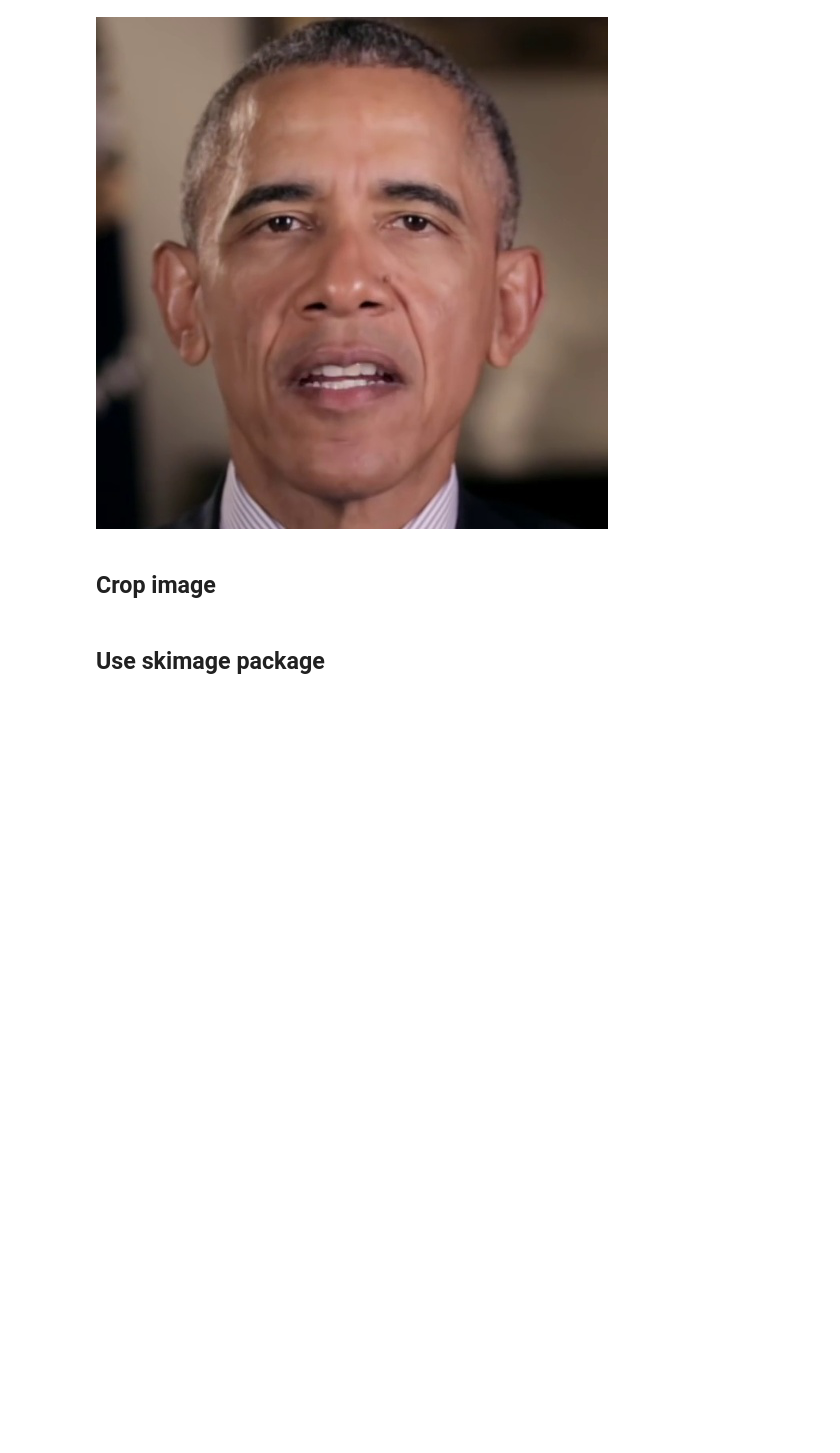
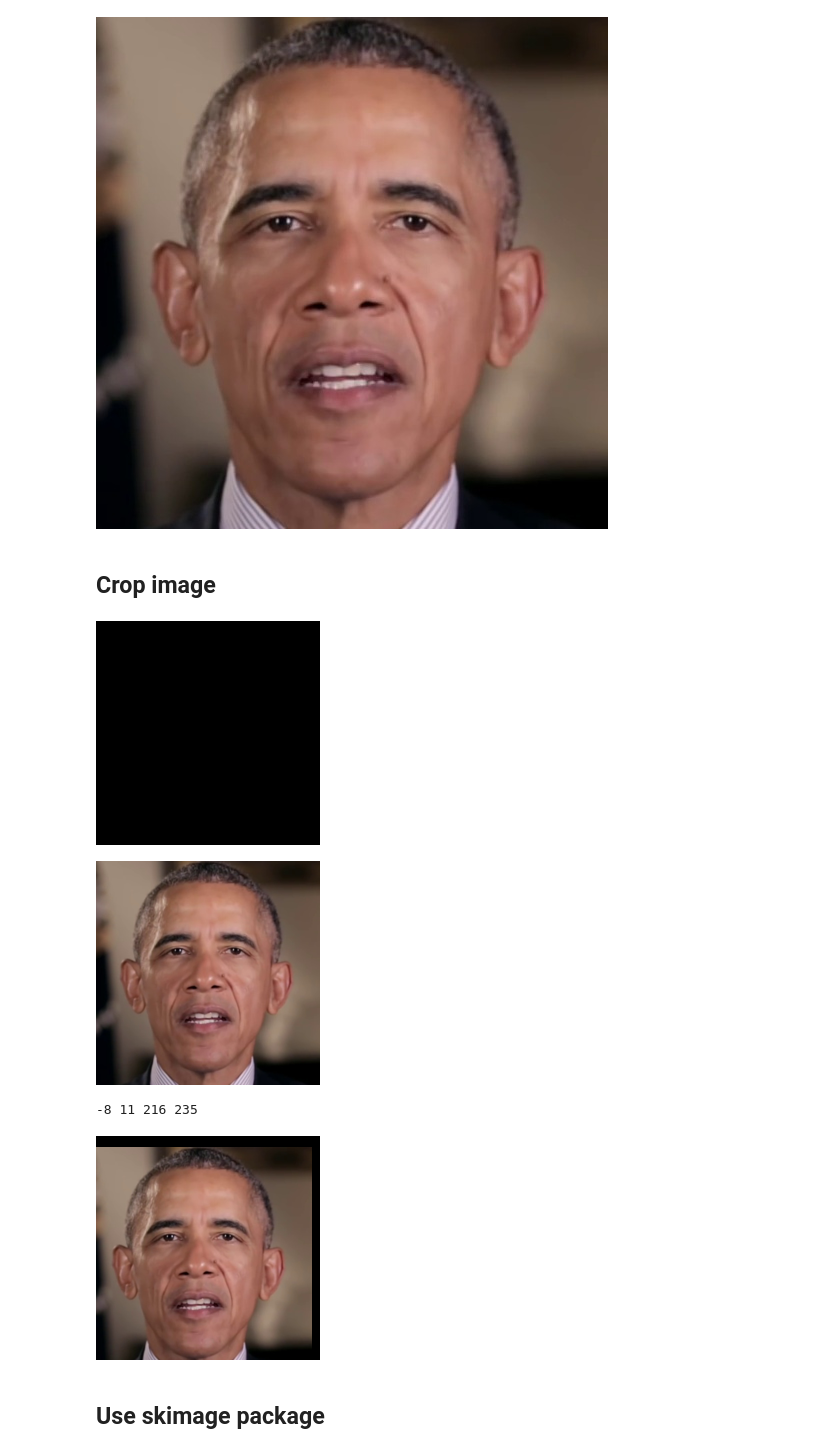
Before and after one commit to zhanghm1995/programming-learning-examples, a Jupyter notebook: Python_learning/image_utils.ipynb, the cells around one changed output. Drawn from its saved outputs; the diff is of its cells as text; code cells hidden in the pictures; blank space fills up the shorter version.

```diff
--- a/Python_learning/image_utils.ipynb
+++ b/Python_learning/image_utils.ipynb
@@ -53,3 +51,28 @@ image_path = ""
+# %%
+w, h = 224, 224
+
+
+img_src = Image.new('RGB', (w, h), (0, 0, 0))
+
+img_recon = Image.new('RGB', (w, h), (125, 125, 255))
+image_path = "./data/obama.jpg"
+img_recon = Image.open(image_path)
+img_recon = img_recon.resize((224, 224))
+
+display(img_src)
+display(img_recon)
+
+x1, y1 = -8, 11
+x2, y2 = x1 + w, y1 + h
+print(x1, y1, x2, y2)
+
+img_src.paste(img_recon, (x1, y1))
+display(img_src)
+# %% [output]
+[figure, added]
+[figure, added]
+-8 11 216 235
+[figure, added]
 # %% [markdown]
 ## Use skimage package
 # %%
```
Also changed, not shown: parts of 1 cell of this notebook, 4 other files.
